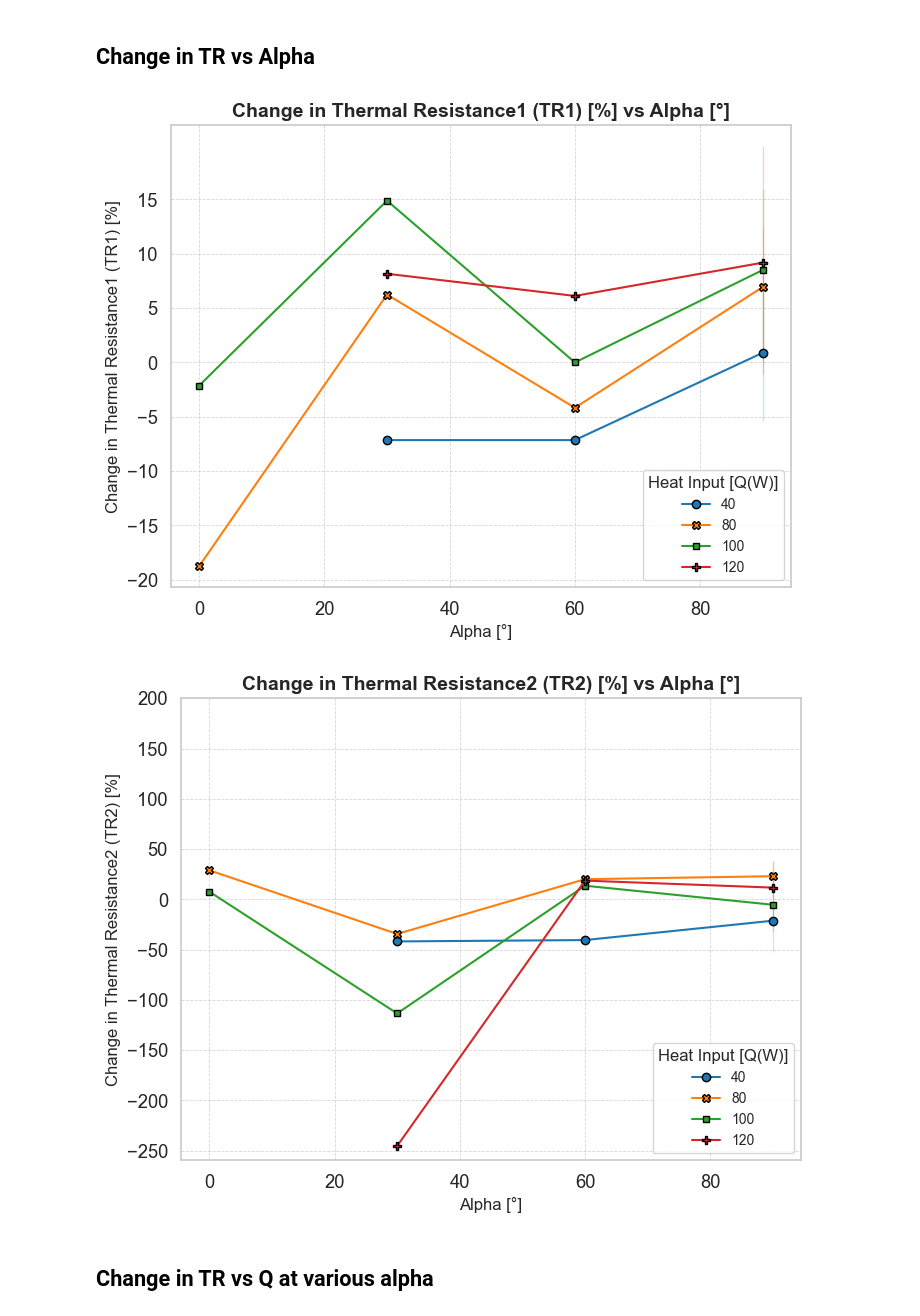
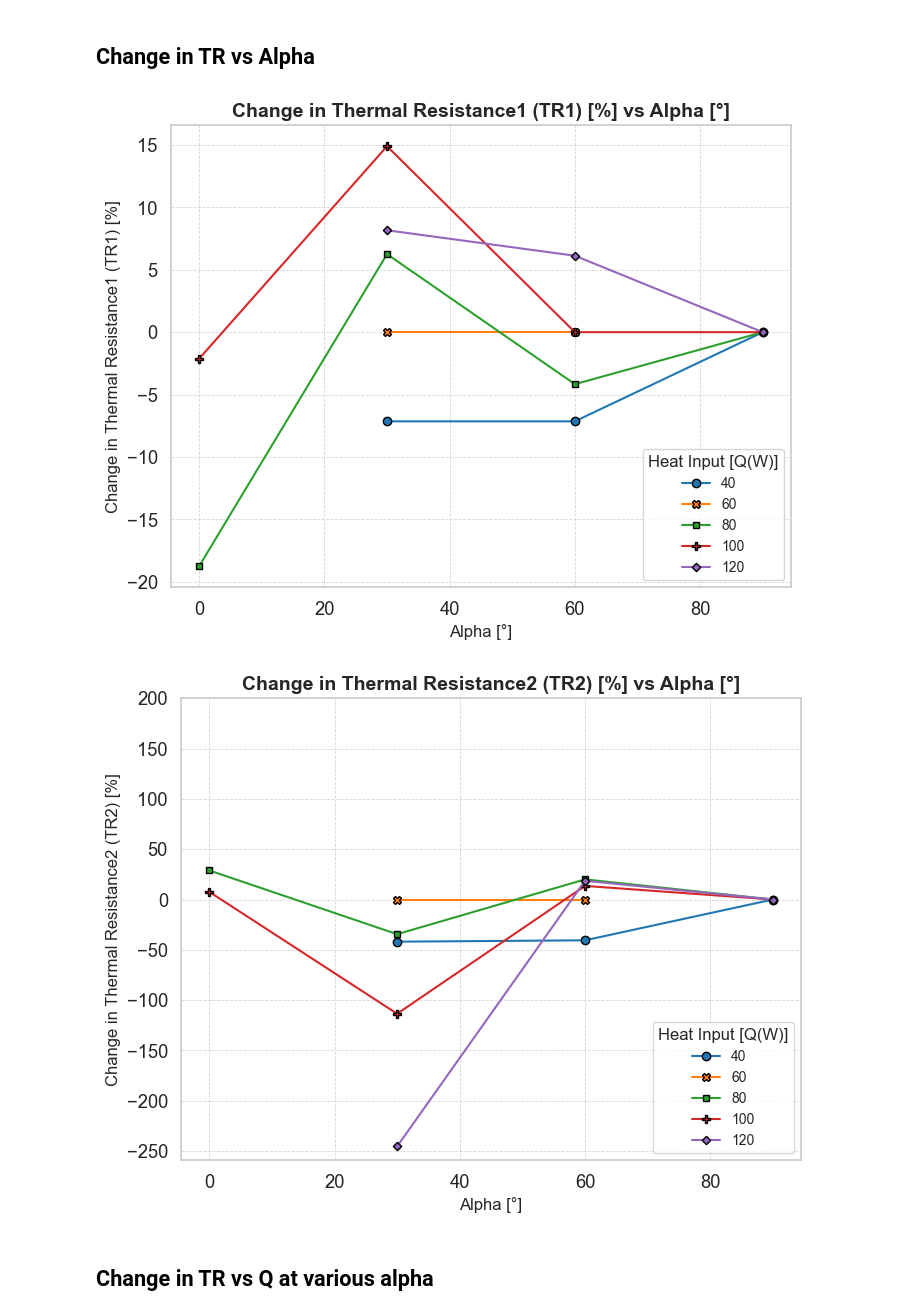
Before and after one commit to kamleshparmar17/Advanced_PulseHeatPipe_krp, a Jupyter notebook: ml/eda/plots_five_steps_method.ipynb, the cells around one changed output. Cells and saved outputs as stored; diff of their text form; code cells hidden in the pictures.

Commit message:
plots_five_steps_method file is corrected

```diff
--- a/ml/eda/plots_five_steps_method.ipynb
+++ b/ml/eda/plots_five_steps_method.ipynb
@@ -15,3 +15,5 @@ df.head()
 | 2 | 40 | 30 | 0 | 349 | 358.5 | 9.5 | 304.0 | 306.0 | 2.0 | 1.125000 | ... |
 | 3 | 60 | 60 | 0 | 350 | 355.0 | 5.0 | 303.0 | 319.0 | 16.0 | 0.783333 | ... |
 | 4 | 60 | 30 | 0 | 350 | 359.0 | 9.0 | 305.0 | 321.0 | 16.0 | 0.750000 | ... |
+# %%
+df.fillna(0,inplace=True)
@@ -780,7 +781,11 @@ file_path = '../../data/observation_alpha_beta.xlsx'
 excel_data = pd.ExcelFile(file_path)
 
 # Load the data from the "demo" sheet
-df = excel_data.parse("demo")
+df_ = excel_data.parse("demo")
+
+df_.fillna(0,inplace=True)
+
+df_alpha = df_[df_["beta"]==0]
 
 # Drop rows with missing or NaN values in the relevant columns
 df_cleaned = df.dropna(subset=["alpha", "Change_in_TR1[%]", "Q[W]"])
@@ -799,7 +804,7 @@ palette = sns.color_palette("tab10", n_colors=len(unique_Q_values))
 plt.figure(figsize=(8, 6))
 
 sns.lineplot(
-    data=df_cleaned,
+    data=df_alpha,
     x="alpha",
     y="Change_in_TR1[%]",
     hue="Q[W]",
@@ -811,31 +816,31 @@ sns.lineplot(
     markerfacecolor='auto',  # Markers filled with line color
     markeredgecolor='black',  # Black edge for better contrast
     markeredgewidth=1  # Adjust the edge width
 )
 
 # Add title and labels
 plt.title("Change in Thermal Resistance1 (TR1) [%] vs Alpha [°]", fontsize=14, fontweight='bold')
 plt.xlabel("Alpha [°]", fontsize=12)
 plt.ylabel("Change in Thermal Resistance1 (TR1) [%]", fontsize=12)
 
 # Customize y-axis ticks to include values from (-25) to (40) at every 5
 plt.yticks(np.arange(-20, 20, 5))
 
 # Customize legend
 plt.legend(
     title="Heat Input [Q(W)]",
     fontsize=10,
     title_fontsize=12,
     loc="lower right",  # Place the legend at the upper-left corner
     frameon=True,  # Add a box around the legend
     shadow=False   # Avoid shadow for a cleaner look
 )
 
 # Add grid lines for better readability
 plt.grid(True, which='both', linestyle='--', linewidth=0.6, alpha=0.8)
 
 # Display the plot
 #plt.tight_layout()
 plt.show()
 # %% [output]
-[figure, old version]
+[figure, new version]
@@ -845,7 +852,11 @@ file_path = '../../data/observation_alpha_beta.xlsx'
 excel_data = pd.ExcelFile(file_path)
 
 # Load the data from the "demo" sheet
-df = excel_data.parse("demo")
+df_ = excel_data.parse("demo")
+
+df_.fillna(0,inplace=True)
+
+df_alpha = df_[df_["beta"]==0]
 
 # Drop rows with missing or NaN values in the relevant columns
 df_cleaned = df.dropna(subset=["alpha", "Change_in_TR2[%]", "Q[W]"])
@@ -864,7 +875,7 @@ palette = sns.color_palette("tab10", n_colors=len(unique_Q_values))
 plt.figure(figsize=(8, 6))
 
 sns.lineplot(
-    data=df_cleaned,
+    data=df_alpha,
     x="alpha",
     y="Change_in_TR2[%]",
     hue="Q[W]",
@@ -903,7 +914,7 @@ plt.grid(True, which='both', linestyle='--', linewidth=0.6, alpha=0.8)
 #plt.tight_layout()
 plt.show()
 # %% [output]
-[figure, old version]
+[figure, new version]
 # %% [markdown]
 ## Change in TR vs Q at various alpha
 # %%
```
Also changed, not shown: parts of 29 cells of this notebook, 1 other file.
